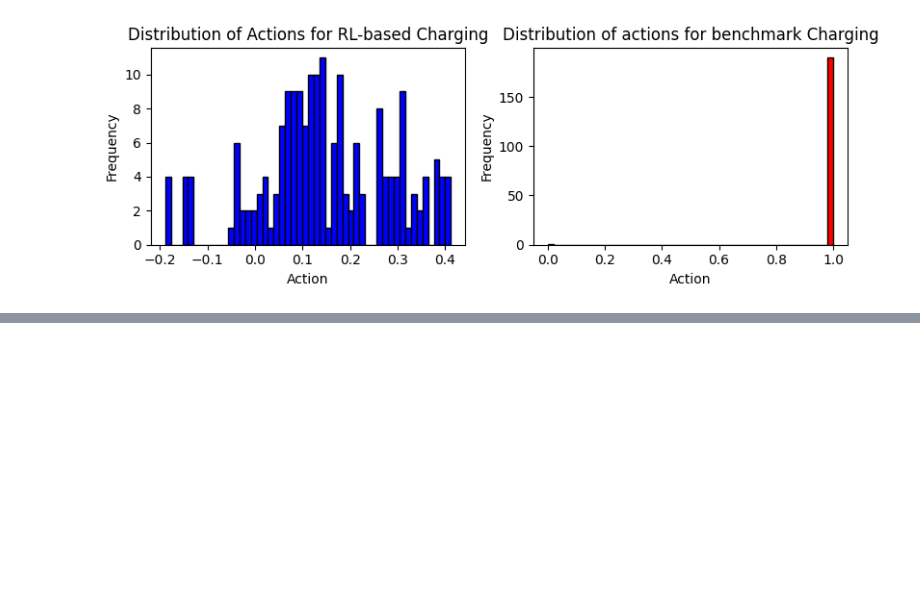
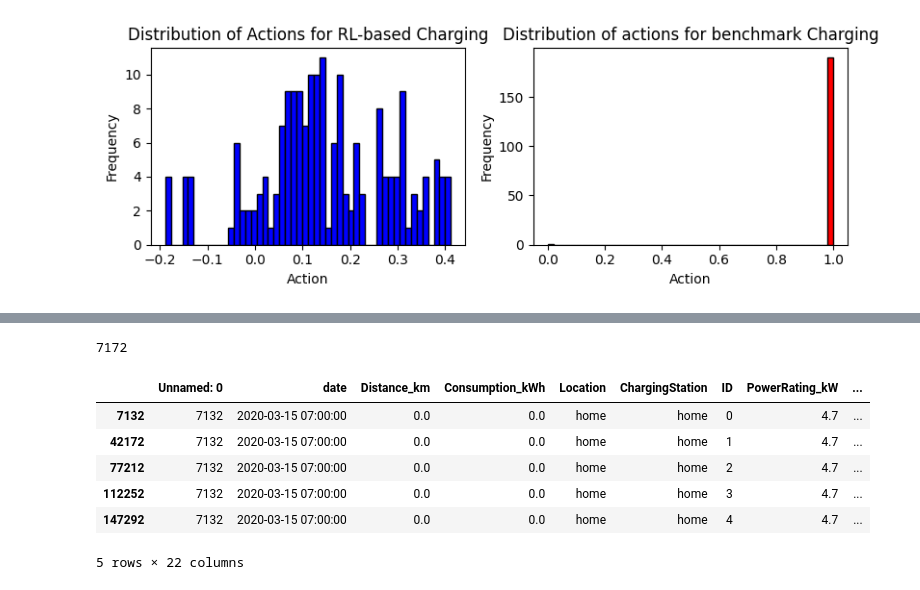
Before and after one commit to EnzoCording/FleetRL, a Jupyter notebook: complete_pipeline.ipynb, the cells around one changed output, grey strips where cells are left out. Drawn from its saved outputs; the diff is of its cells as text; code cells hidden in the pictures; blank space fills up the shorter version.

```diff
--- a/complete_pipeline.ipynb
+++ b/complete_pipeline.ipynb
@@ -371,0 +486,15 @@ DC cashflow: -6.407633221268558
+# %%
+import numpy as np
+env.db["date"][env.db["ID"] == 0].searchsorted(env.episode.time + np.timedelta64(env.time_conf.price_lookahead + 2, 'h'))
+# %% [output]
+7172
+# %%
+env.db.loc[env.db["date"] == env.episode.time].head(10)
+# %% [output]
+|  | Unnamed: 0 | date | Distance_km | Consumption_kWh | Location | ChargingStation | ID | PowerRating_kW | ... |
+| 7132 | 7132 | 2020-03-15 07:00:00 | 0.0 | 0.0 | home | home | 0 | 4.7 | ... |
+| 42172 | 7132 | 2020-03-15 07:00:00 | 0.0 | 0.0 | home | home | 1 | 4.7 | ... |
+| 77212 | 7132 | 2020-03-15 07:00:00 | 0.0 | 0.0 | home | home | 2 | 4.7 | ... |
+| 112252 | 7132 | 2020-03-15 07:00:00 | 0.0 | 0.0 | home | home | 3 | 4.7 | ... |
+| 147292 | 7132 | 2020-03-15 07:00:00 | 0.0 | 0.0 | home | home | 4 | 4.7 | ... |
+5 rows × 22 columns
```
Also changed, not shown: parts of 9 cells of this notebook, 9 other files.
